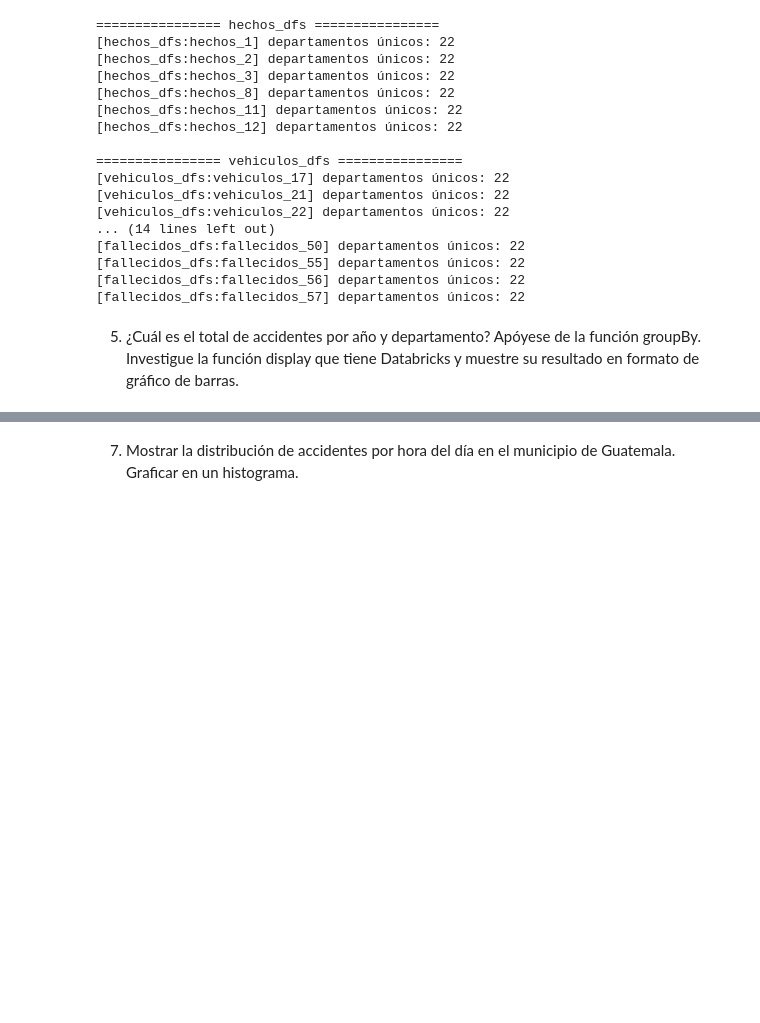
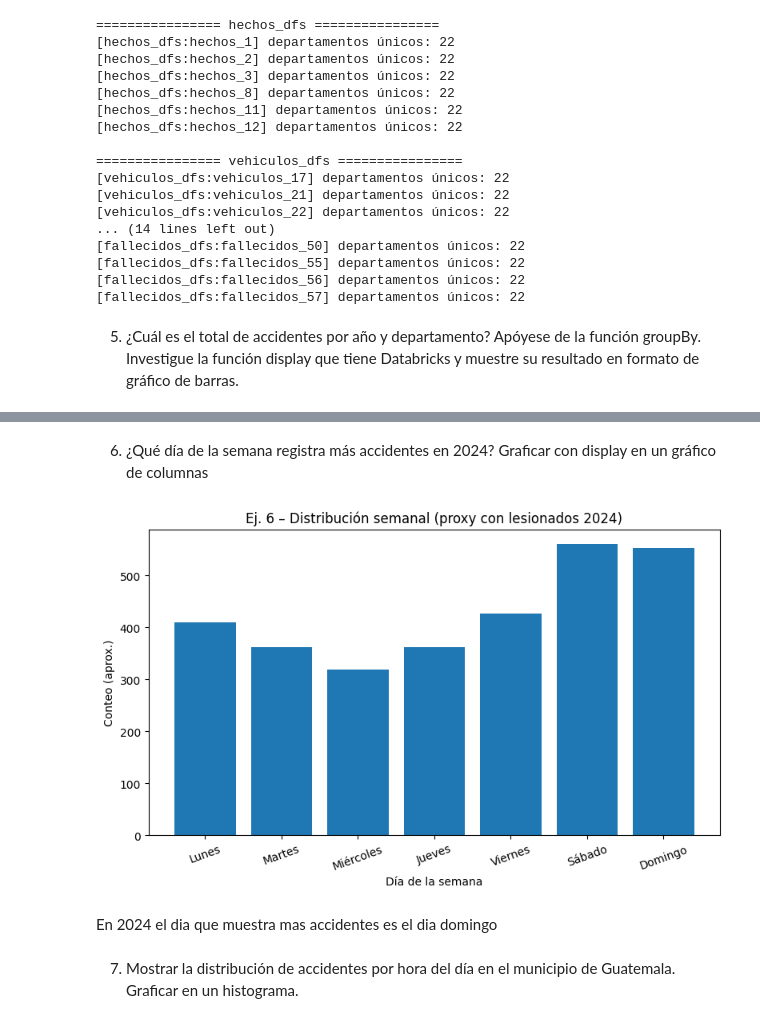
Before and after one commit to angelargd8/lab8-ds, a Jupyter notebook: notebooks/main.ipynb, the cells around one changed output, grey strips where cells are left out. Cells and saved outputs as stored; diff of their text form; code cells hidden in the pictures; blank space fills up the shorter version.

```diff
--- a/notebooks/main.ipynb
+++ b/notebooks/main.ipynb
@@ -1710,3 +1762,30 @@ gráfico de columnas.
 # %% [markdown]
-7. Mostrar la distribución de accidentes por hora del día en el municipio de
-Guatemala. Graficar en un histograma.
+6. ¿Qué día de la semana registra más accidentes en 2024? Graficar con display en un
+gráfico de columnas
+# %%
+lesionados = pd.read_csv("./lesionados_40.csv")
+dias_esperados = ["Lunes", "Martes", "Miércoles", "Jueves", "Viernes", "Sábado", "Domingo"]
+dias_presentes = [c for c in lesionados.columns if c in dias_esperados]
+if not dias_presentes:
+    raise ValueError("No se encontraron columnas de días")
+
+totales_dias = lesionados[dias_presentes].sum(axis=0).astype(int)
+df_dias = totales_dias.reset_index()
+df_dias.columns = ["Día", "Conteo"]
+
+# Gráfica
+plt.figure(figsize=(8,5))
+plt.bar(df_dias["Día"], df_dias["Conteo"])
+plt.xlabel("Día de la semana")
+plt.ylabel("Conteo (aprox.)")
+plt.title("Ej. 6 – Distribución semanal (proxy con lesionados 2024)")
+plt.xticks(rotation=20)
+plt.tight_layout()
+plt.show()
+# %% [output]
+[figure, added]
+# %% [markdown]
+En 2024 el dia que muestra mas accidentes es el dia domingo
+# %% [markdown]
+7. Mostrar la distribución de accidentes por hora del día en el municipio de
+Guatemala. Graficar en un histograma.
```
Also changed, not shown: parts of 9 cells of this notebook.
